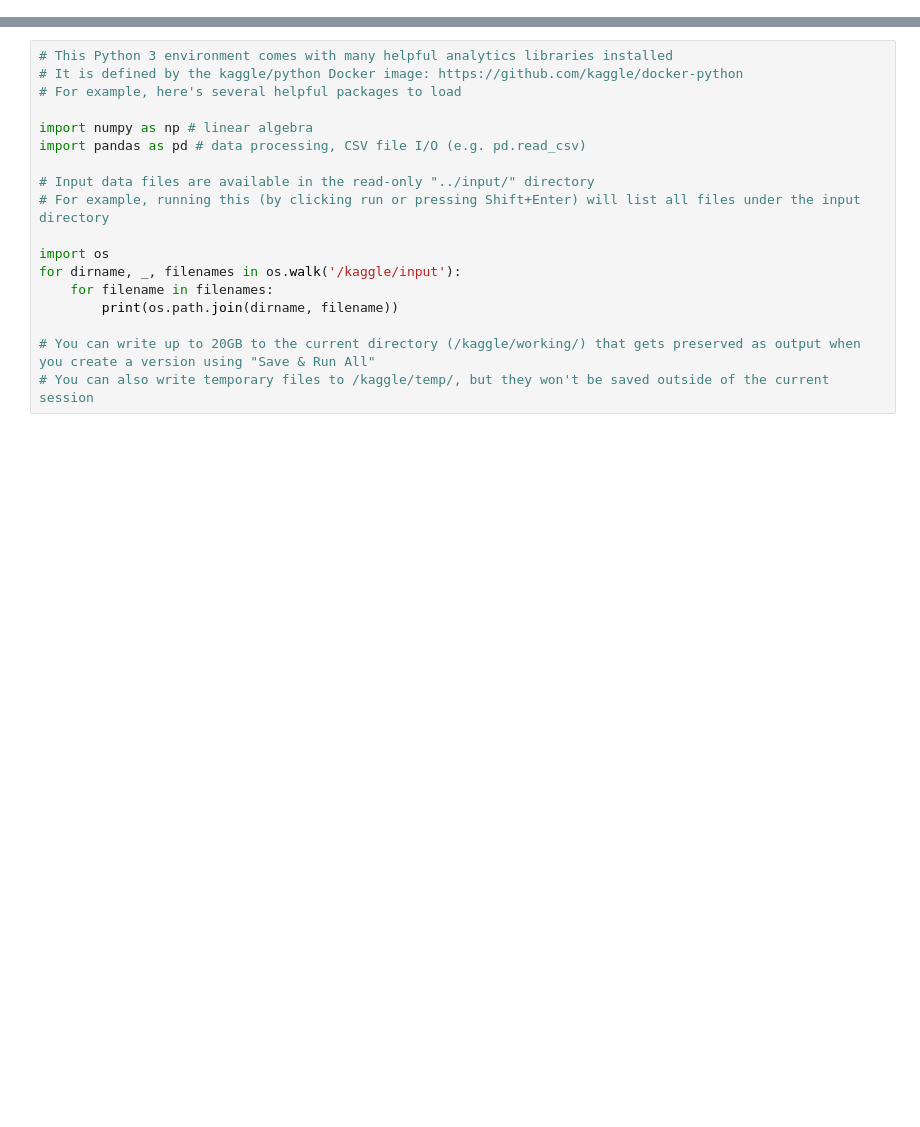
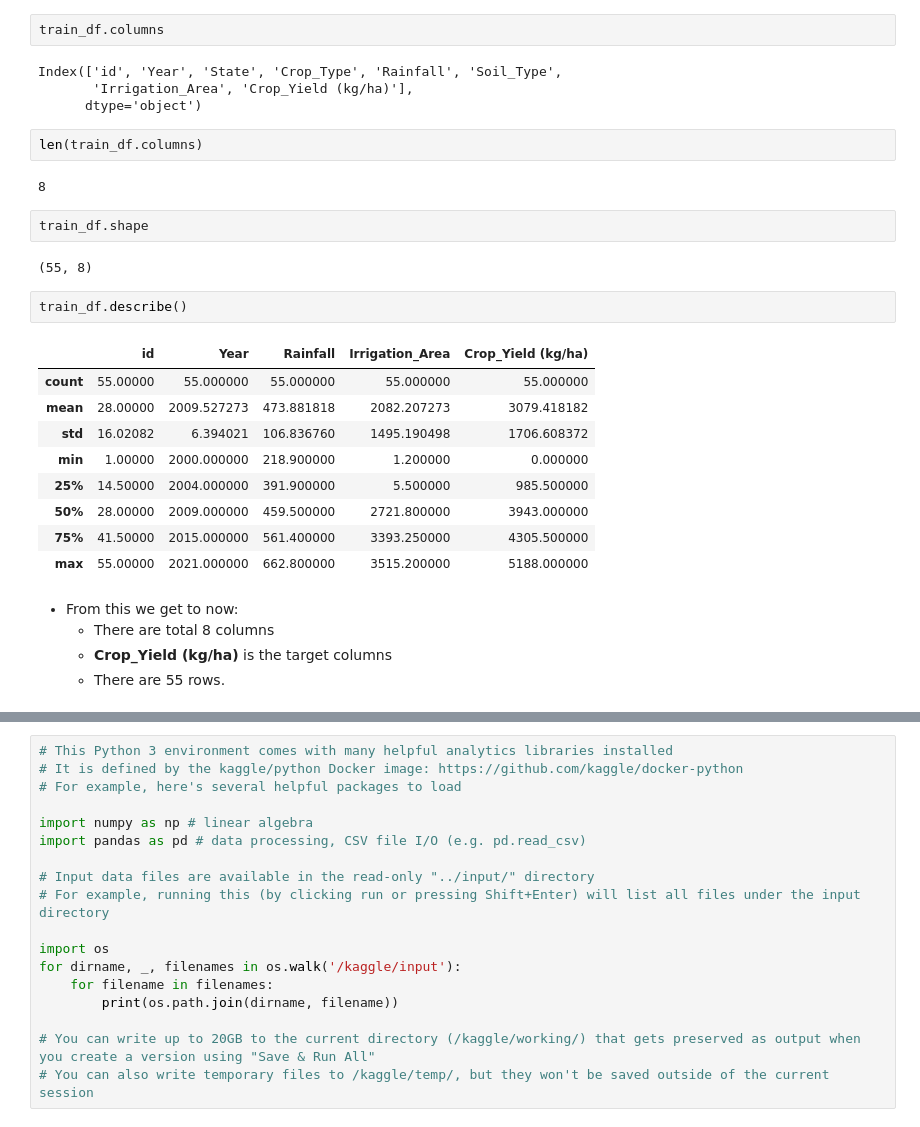
Before and after one commit to Sakib-Dalal/Innovative-AI-Challenge-2024, a Jupyter notebook: Notebook/main_notebook.ipynb, the cells around one changed output, grey strips where cells are left out. Cells and saved outputs as stored; diff of their text form; blank space fills up the shorter version.

```diff
--- a/Notebook/main_notebook.ipynb
+++ b/Notebook/main_notebook.ipynb
@@ -62,0 +140,31 @@
+# %%
+train_df.columns
+# %% [output]
+Index(['id', 'Year', 'State', 'Crop_Type', 'Rainfall', 'Soil_Type',
+       'Irrigation_Area', 'Crop_Yield (kg/ha)'],
+      dtype='object')
+# %%
+len(train_df.columns)
+# %% [output]
+8
+# %%
+train_df.shape
+# %% [output]
+(55, 8)
+# %%
+train_df.describe()
+# %% [output]
+|  | id | Year | Rainfall | Irrigation_Area | Crop_Yield (kg/ha) |
+| count | 55.00000 | 55.000000 | 55.000000 | 55.000000 | 55.000000 |
+| mean | 28.00000 | 2009.527273 | 473.881818 | 2082.207273 | 3079.418182 |
+| std | 16.02082 | 6.394021 | 106.836760 | 1495.190498 | 1706.608372 |
+| min | 1.00000 | 2000.000000 | 218.900000 | 1.200000 | 0.000000 |
+| 25% | 14.50000 | 2004.000000 | 391.900000 | 5.500000 | 985.500000 |
+| 50% | 28.00000 | 2009.000000 | 459.500000 | 2721.800000 | 3943.000000 |
+| 75% | 41.50000 | 2015.000000 | 561.400000 | 3393.250000 | 4305.500000 |
+| max | 55.00000 | 2021.000000 | 662.800000 | 3515.200000 | 5188.000000 |
+# %% [markdown]
+- From this we get to now:
+    - There are total 8 columns
+    - **Crop_Yield (kg/ha)** is the target columns
+    - There are 55 rows.
```
Also changed, not shown: parts of 18 cells of this notebook.
